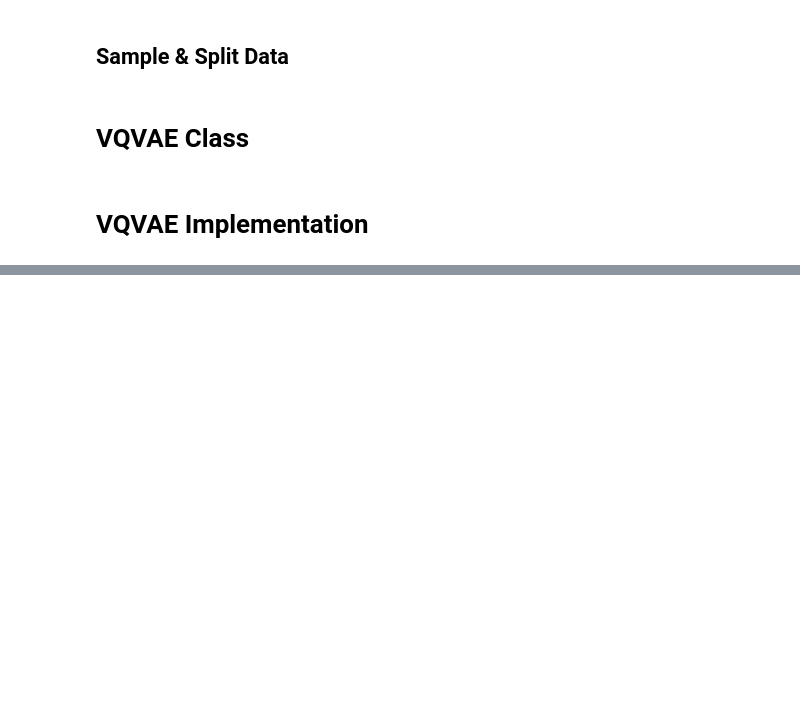
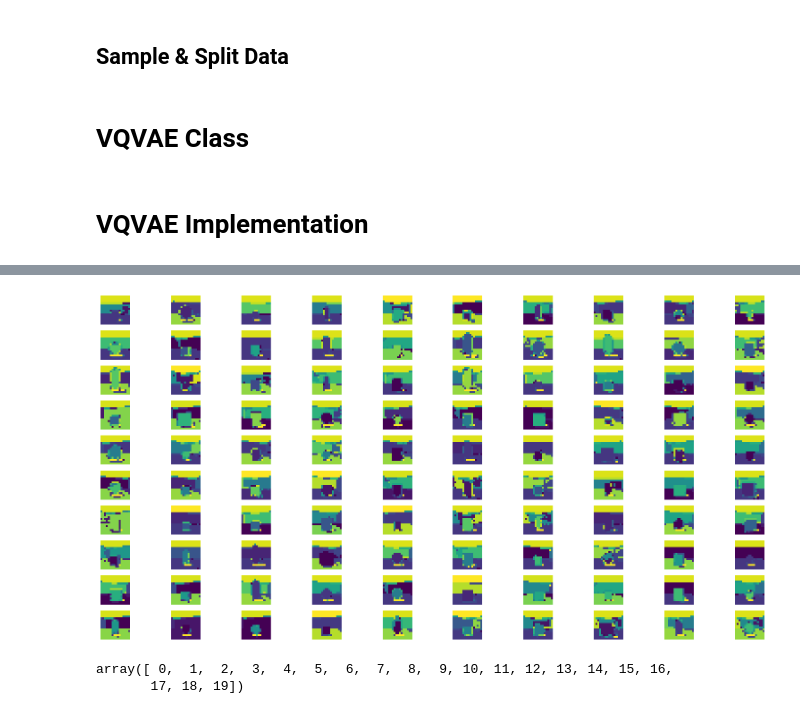
Before and after one commit to Kavoshgare-Keyhan/3dshape-vqvae-pyTorch, a Jupyter notebook: 3dshape_vqvae.ipynb, the cells around one changed output, grey strips where cells are left out. Saved outputs shown, nothing was run; the diff lists cells and outputs as text; code cells hidden in the pictures; blank space fills up the shorter version.

```diff
--- a/3dshape_vqvae.ipynb
+++ b/3dshape_vqvae.ipynb
@@ -330,5 +259,5 @@ def train_vqvae_fast(train_indices, test_indices, path='/content/drive/MyDrive/D
 # %%
-# device = torch.device('cuda' if torch.cuda.is_available() else 'cpu')
+ # device = torch.device('cuda' if torch.cuda.is_available() else 'cpu')
 # train_indices, test_indices = split_sample_data_fast(n_samples=480_000, seed=42, n_sub_samples=1000)
-train_vqvae()
+model= train_vqvae()
 # %% [output]
@@ -351,0 +329,6 @@ Done Reconstruction ...
+# %%
+quantized=quant_out.detach().cpu().numpy()
+embs=model.embedding.weight.detach().cpu().numpy()
+# %%
+#replace each codebook vector in the first diemnsion of the quntized vector with an index in the range 0 to 20
+indices = np.argmax(np.all(np.isclose(np.moveaxis(quantized, 1,-1)[...,None], np.expand_dims(embs.T, axis=tuple(range(len(quantized.shape)-1)))), axis=-2), axis=-1)
@@ -351,0 +354,15 @@ Done Reconstruction ...
+# %%
+#plot a quantized image
+
+plt.figure(figsize=(20, 10))
+for i in range(100):
+    plt.subplot(10, 10, i+1)
+    plt.imshow(indices[i])
+    plt.axis('off')
+# %% [output]
+[figure, added]
+# %%
+np.unique(indices)
+# %% [output]
+array([ 0,  1,  2,  3,  4,  5,  6,  7,  8,  9, 10, 11, 12, 13, 14, 15, 16,
+       17, 18, 19])
```
Also changed, not shown: parts of 19 cells of this notebook.
